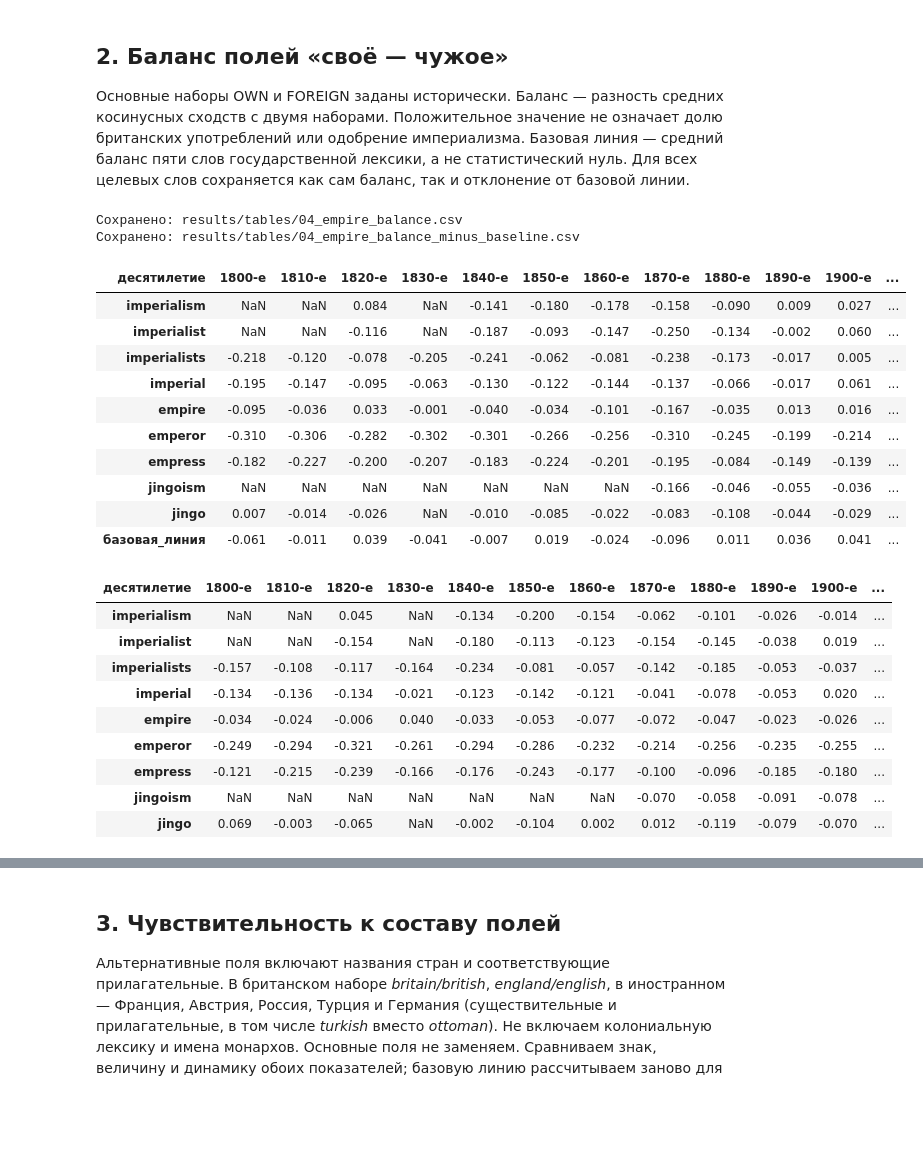
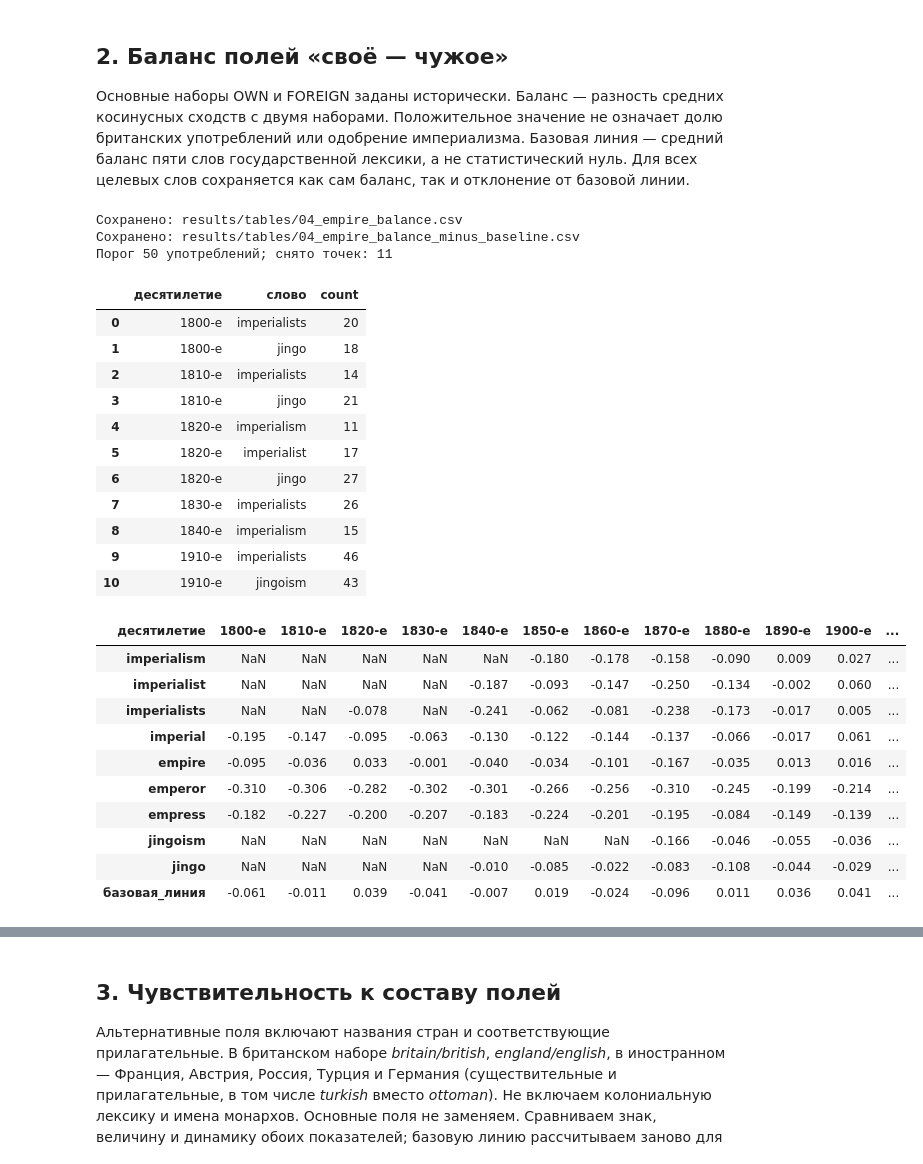
Before and after one commit to alexeyvkuznetsov/british-press-semantic-change, a Jupyter notebook: 01_imperial_lexicon.ipynb, the cells around one changed output, grey strips where cells are left out. Drawn from its saved outputs; the diff is of its cells as text; code cells hidden in the pictures; blank space fills up the shorter version.

```diff
--- a/01_imperial_lexicon.ipynb
+++ b/01_imperial_lexicon.ipynb
@@ -331,23 +331,23 @@ for w in C.NEIGHBOR_TARGETS:
 
 Основные наборы OWN и FOREIGN заданы исторически. Баланс — разность средних косинусных сходств с двумя наборами. Положительное значение не означает долю британских употреблений или одобрение империализма. Базовая линия — средний баланс пяти слов государственной лексики, а не статистический нуль. Для всех целевых слов сохраняется как сам баланс, так и отклонение от базовой линии.
 # %%
-def balance_table(own, foreign, name):
-    T.require_words(V, own + foreign + C.BASE, name)
-    rows = []
-    for p, lab in zip(C.PERIODS, LABS):
-        r = {"десятилетие": lab}
-        for w in C.BALANCE_TARGETS + C.BASE:
-            r[w] = T.field_balance(V[p], w, own, foreign) if w in V[p] else np.nan
-        r["базовая_линия"] = np.mean([r[b] for b in C.BASE])
-        rows.append(r)
-    return pd.DataFrame(rows).set_index("десятилетие")
-
-bal = balance_table(C.OWN,C.FOREIGN,"Основные поля")
-dev = bal[C.BALANCE_TARGETS].sub(bal["базовая_линия"], axis=0)
-T.save_table(bal.round(4),"04_empire_balance")
-T.save_table(dev.round(4),"04_empire_balance_minus_baseline")
-display(bal[C.BALANCE_TARGETS+["базовая_линия"]].round(3).T)
-display(dev.round(3).T)
+#def balance_table(own, foreign, name):
+#    T.require_words(V, own + foreign + C.BASE, name)
+#    rows = []
+#    for p, lab in zip(C.PERIODS, LABS):
+#        r = {"десятилетие": lab}
+#        for w in C.BALANCE_TARGETS + C.BASE:
+#            r[w] = T.field_balance(V[p], w, own, foreign) if w in V[p] else np.nan
+#        r["базовая_линия"] = np.mean([r[b] for b in C.BASE])
+#        rows.append(r)
+#    return pd.DataFrame(rows).set_index("десятилетие")
+#
+#bal = balance_table(C.OWN,C.FOREIGN,"Основные поля")
+#dev = bal[C.BALANCE_TARGETS].sub(bal["базовая_линия"], axis=0)
+#T.save_table(bal.round(4),"04_empire_balance")
+#T.save_table(dev.round(4),"04_empire_balance_minus_baseline")
+#display(bal[C.BALANCE_TARGETS+["базовая_линия"]].round(3).T)
+#display(dev.round(3).T)
 
 MIN_COUNT = getattr(C, "MIN_COUNT_INTERPRET", 50)  # ниже порога баланс не интерпретируется
 
@@ -364,51 +364,54 @@ def balance_table(own, foreign, name):
     for p, lab in zip(C.PERIODS, LABS):
         r = {"десятилетие": lab}
         for w in C.BALANCE_TARGETS + C.BASE:
             if w in V[p] and enough(p, w):
                 r[w] = T.field_balance(V[p], w, own, foreign)
             else:
                 r[w] = np.nan
         r["базовая_линия"] = np.mean([r[b] for b in C.BASE])
         rows.append(r)
     return pd.DataFrame(rows).set_index("десятилетие")
 
 
 bal = balance_table(C.OWN, C.FOREIGN, "Основные поля")
 dev = bal[C.BALANCE_TARGETS].sub(bal["базовая_линия"], axis=0)
 T.save_table(bal.round(4), "04_empire_balance")
 T.save_table(dev.round(4), "04_empire_balance_minus_baseline")
 
 # контроль: какие точки сняты порогом
 masked = [(lab, w, cache["counts"][p].get(w))
           for p, lab in zip(C.PERIODS, LABS)
           for w in C.BALANCE_TARGETS
           if w in V[p] and not enough(p, w)]
 print(f"Порог {MIN_COUNT} употреблений; снято точек: {len(masked)}")
 display(pd.DataFrame(masked, columns=["десятилетие", "слово", "count"]))
 
 display(bal[C.BALANCE_TARGETS + ["базовая_линия"]].round(3).T)
 display(dev.round(3).T)
 # %% [output]
 Сохранено: results/tables/04_empire_balance.csv
 Сохранено: results/tables/04_empire_balance_minus_baseline.csv
+Порог 50 употреблений; снято точек: 11
-| десятилетие | 1800-е | 1810-е | 1820-е | 1830-е | 1840-е | 1850-е | 1860-е | 1870-е | 1880-е | 1890-е | 1900-е | ... |
-| imperialism | NaN | NaN | 0.084 | NaN | -0.141 | -0.180 | -0.178 | -0.158 | -0.090 | 0.009 | 0.027 | ... |
-| imperialist | NaN | NaN | -0.116 | NaN | -0.187 | -0.093 | -0.147 | -0.250 | -0.134 | -0.002 | 0.060 | ... |
-| imperialists | -0.218 | -0.120 | -0.078 | -0.205 | -0.241 | -0.062 | -0.081 | -0.238 | -0.173 | -0.017 | 0.005 | ... |
-| imperial | -0.195 | -0.147 | -0.095 | -0.063 | -0.130 | -0.122 | -0.144 | -0.137 | -0.066 | -0.017 | 0.061 | ... |
-| empire | -0.095 | -0.036 | 0.033 | -0.001 | -0.040 | -0.034 | -0.101 | -0.167 | -0.035 | 0.013 | 0.016 | ... |
-| emperor | -0.310 | -0.306 | -0.282 | -0.302 | -0.301 | -0.266 | -0.256 | -0.310 | -0.245 | -0.199 | -0.214 | ... |
-| empress | -0.182 | -0.227 | -0.200 | -0.207 | -0.183 | -0.224 | -0.201 | -0.195 | -0.084 | -0.149 | -0.139 | ... |
-| jingoism | NaN | NaN | NaN | NaN | NaN | NaN | NaN | -0.166 | -0.046 | -0.055 | -0.036 | ... |
-| jingo | 0.007 | -0.014 | -0.026 | NaN | -0.010 | -0.085 | -0.022 | -0.083 | -0.108 | -0.044 | -0.029 | ... |
-| базовая_линия | -0.061 | -0.011 | 0.039 | -0.041 | -0.007 | 0.019 | -0.024 | -0.096 | 0.011 | 0.036 | 0.041 | ... |
+|  | десятилетие | слово | count |
+| 0 | 1800-е | imperialists | 20 |
+| 1 | 1800-е | jingo | 18 |
+| 2 | 1810-е | imperialists | 14 |
+| 3 | 1810-е | jingo | 21 |
+| 4 | 1820-е | imperialism | 11 |
+| 5 | 1820-е | imperialist | 17 |
+| 6 | 1820-е | jingo | 27 |
+| 7 | 1830-е | imperialists | 26 |
+| 8 | 1840-е | imperialism | 15 |
+| 9 | 1910-е | imperialists | 46 |
+| 10 | 1910-е | jingoism | 43 |
 | десятилетие | 1800-е | 1810-е | 1820-е | 1830-е | 1840-е | 1850-е | 1860-е | 1870-е | 1880-е | 1890-е | 1900-е | ... |
-| imperialism | NaN | NaN | 0.045 | NaN | -0.134 | -0.200 | -0.154 | -0.062 | -0.101 | -0.026 | -0.014 | ... |
-| imperialist | NaN | NaN | -0.154 | NaN | -0.180 | -0.113 | -0.123 | -0.154 | -0.145 | -0.038 | 0.019 | ... |
-| imperialists | -0.157 | -0.108 | -0.117 | -0.164 | -0.234 | -0.081 | -0.057 | -0.142 | -0.185 | -0.053 | -0.037 | ... |
-| imperial | -0.134 | -0.136 | -0.134 | -0.021 | -0.123 | -0.142 | -0.121 | -0.041 | -0.078 | -0.053 | 0.020 | ... |
-| empire | -0.034 | -0.024 | -0.006 | 0.040 | -0.033 | -0.053 | -0.077 | -0.072 | -0.047 | -0.023 | -0.026 | ... |
-| emperor | -0.249 | -0.294 | -0.321 | -0.261 | -0.294 | -0.286 | -0.232 | -0.214 | -0.256 | -0.235 | -0.255 | ... |
-| empress | -0.121 | -0.215 | -0.239 | -0.166 | -0.176 | -0.243 | -0.177 | -0.100 | -0.096 | -0.185 | -0.180 | ... |
-| jingoism | NaN | NaN | NaN | NaN | NaN | NaN | NaN | -0.070 | -0.058 | -0.091 | -0.078 | ... |
-| jingo | 0.069 | -0.003 | -0.065 | NaN | -0.002 | -0.104 | 0.002 | 0.012 | -0.119 | -0.079 | -0.070 | ... |
+| imperialism | NaN | NaN | NaN | NaN | NaN | -0.180 | -0.178 | -0.158 | -0.090 | 0.009 | 0.027 | ... |
+| imperialist | NaN | NaN | NaN | NaN | -0.187 | -0.093 | -0.147 | -0.250 | -0.134 | -0.002 | 0.060 | ... |
+| imperialists | NaN | NaN | -0.078 | NaN | -0.241 | -0.062 | -0.081 | -0.238 | -0.173 | -0.017 | 0.005 | ... |
+| imperial | -0.195 | -0.147 | -0.095 | -0.063 | -0.130 | -0.122 | -0.144 | -0.137 | -0.066 | -0.017 | 0.061 | ... |
+| empire | -0.095 | -0.036 | 0.033 | -0.001 | -0.040 | -0.034 | -0.101 | -0.167 | -0.035 | 0.013 | 0.016 | ... |
+| emperor | -0.310 | -0.306 | -0.282 | -0.302 | -0.301 | -0.266 | -0.256 | -0.310 | -0.245 | -0.199 | -0.214 | ... |
+| empress | -0.182 | -0.227 | -0.200 | -0.207 | -0.183 | -0.224 | -0.201 | -0.195 | -0.084 | -0.149 | -0.139 | ... |
+| jingoism | NaN | NaN | NaN | NaN | NaN | NaN | NaN | -0.166 | -0.046 | -0.055 | -0.036 | ... |
+| jingo | NaN | NaN | NaN | NaN | -0.010 | -0.085 | -0.022 | -0.083 | -0.108 | -0.044 | -0.029 | ... |
+| базовая_линия | -0.061 | -0.011 | 0.039 | -0.041 | -0.007 | 0.019 | -0.024 | -0.096 | 0.011 | 0.036 | 0.041 | ... |
```
Also changed, not shown: parts of 3 cells of this notebook, 2 other files.
